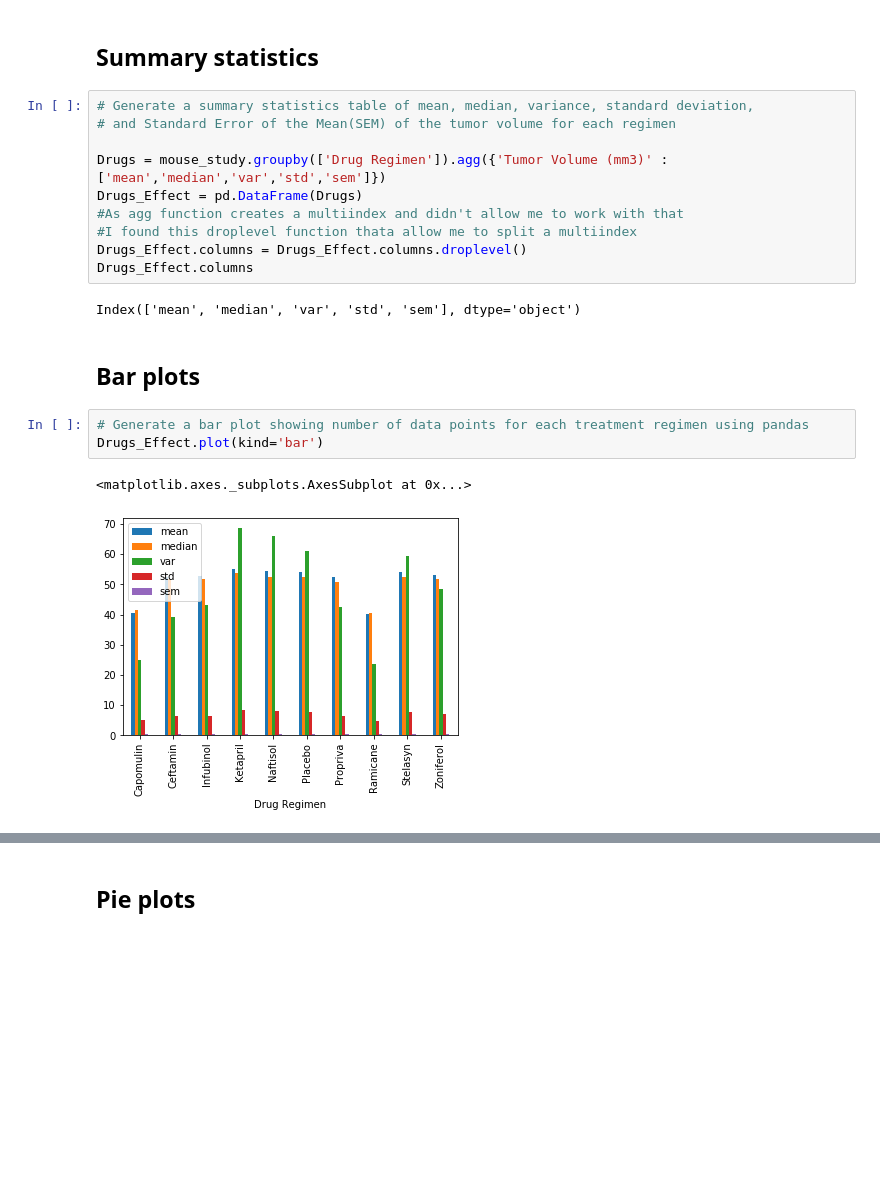
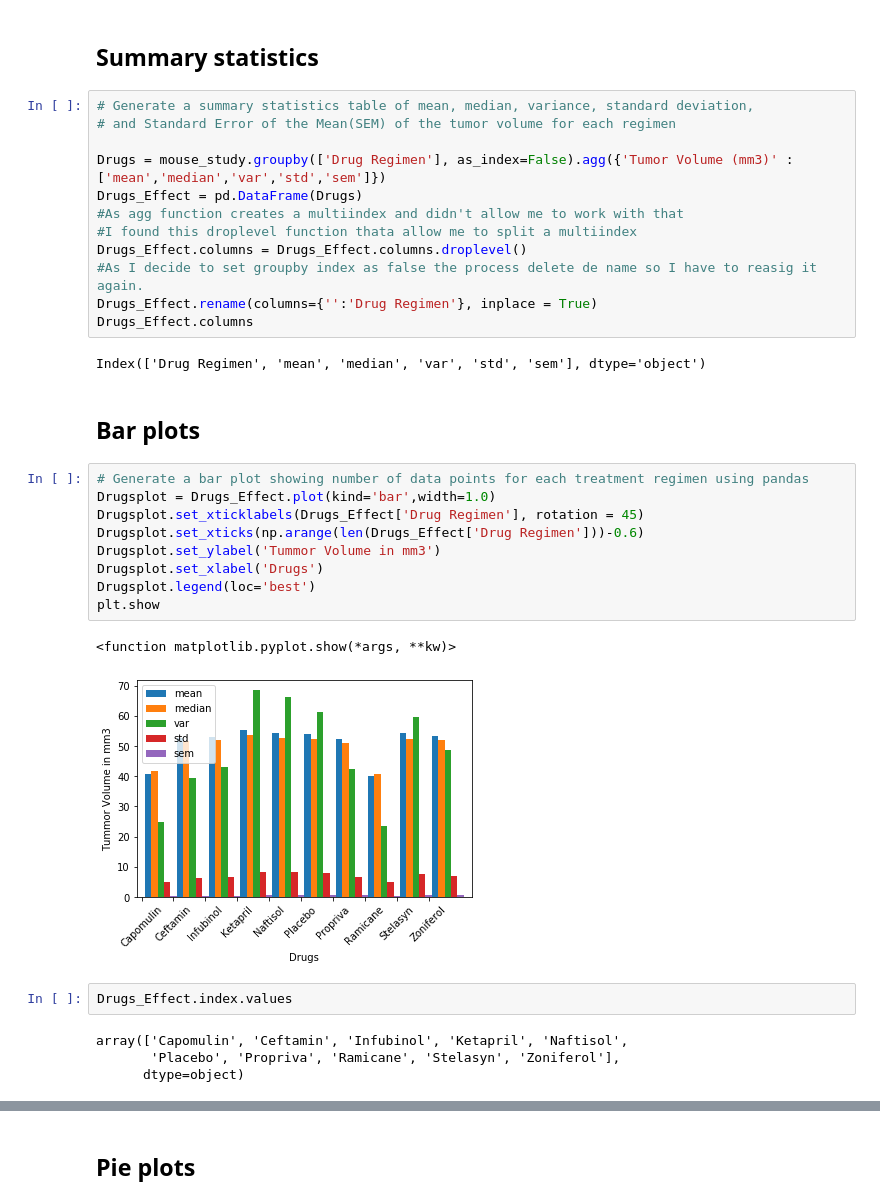
Before and after one commit to DenebAguirre/Matplotlib-challenge, a Jupyter notebook: Pymaceuticals/pymaceuticals_starter.ipynb, the cells around one changed output, grey strips where cells are left out. Saved outputs shown, nothing was run; the diff lists cells and outputs as text; blank space fills up the shorter version.

```diff
--- a/Pymaceuticals/pymaceuticals_starter.ipynb
+++ b/Pymaceuticals/pymaceuticals_starter.ipynb
@@ -32,21 +33,35 @@ mouse_study.head()
 # Generate a summary statistics table of mean, median, variance, standard deviation,
 # and Standard Error of the Mean(SEM) of the tumor volume for each regimen
 
-Drugs = mouse_study.groupby(['Drug Regimen']).agg({'Tumor Volume (mm3)' : ['mean','median','var','std','sem']})
+Drugs = mouse_study.groupby(['Drug Regimen'], as_index=False).agg({'Tumor Volume (mm3)' : ['mean','median','var','std','sem']})
 Drugs_Effect = pd.DataFrame(Drugs)
 #As agg function creates a multiindex and didn't allow me to work with that
 #I found this droplevel function thata allow me to split a multiindex
 Drugs_Effect.columns = Drugs_Effect.columns.droplevel()
+#As I decide to set groupby index as false the process delete de name so I have to reasig it again.
+Drugs_Effect.rename(columns={'':'Drug Regimen'}, inplace = True)
 Drugs_Effect.columns
 # %% [output]
-Index(['mean', 'median', 'var', 'std', 'sem'], dtype='object')
+Index(['Drug Regimen', 'mean', 'median', 'var', 'std', 'sem'], dtype='object')
 # %% [markdown]
 ## Bar plots
 # %%
 # Generate a bar plot showing number of data points for each treatment regimen using pandas
-Drugs_Effect.plot(kind='bar')
+Drugsplot = Drugs_Effect.plot(kind='bar',width=1.0)
+Drugsplot.set_xticklabels(Drugs_Effect['Drug Regimen'], rotation = 45)
+Drugsplot.set_xticks(np.arange(len(Drugs_Effect['Drug Regimen']))-0.6)
+Drugsplot.set_ylabel('Tummor Volume in mm3')
+Drugsplot.set_xlabel('Drugs')
+Drugsplot.legend(loc='best')
+plt.show
 # %% [output]
-<matplotlib.axes._subplots.AxesSubplot at 0x...>
+<function matplotlib.pyplot.show(*args, **kw)>
-[figure, old version]
+[figure, new version]
+# %%
+Drugs_Effect.index.values
+# %% [output]
+array(['Capomulin', 'Ceftamin', 'Infubinol', 'Ketapril', 'Naftisol',
+       'Placebo', 'Propriva', 'Ramicane', 'Stelasyn', 'Zoniferol'],
+      dtype=object)
 # %%
 # Generate a bar plot showing number of data points for each treatment regimen using pyplot
```
Also changed, not shown: parts of 6 cells of this notebook.
